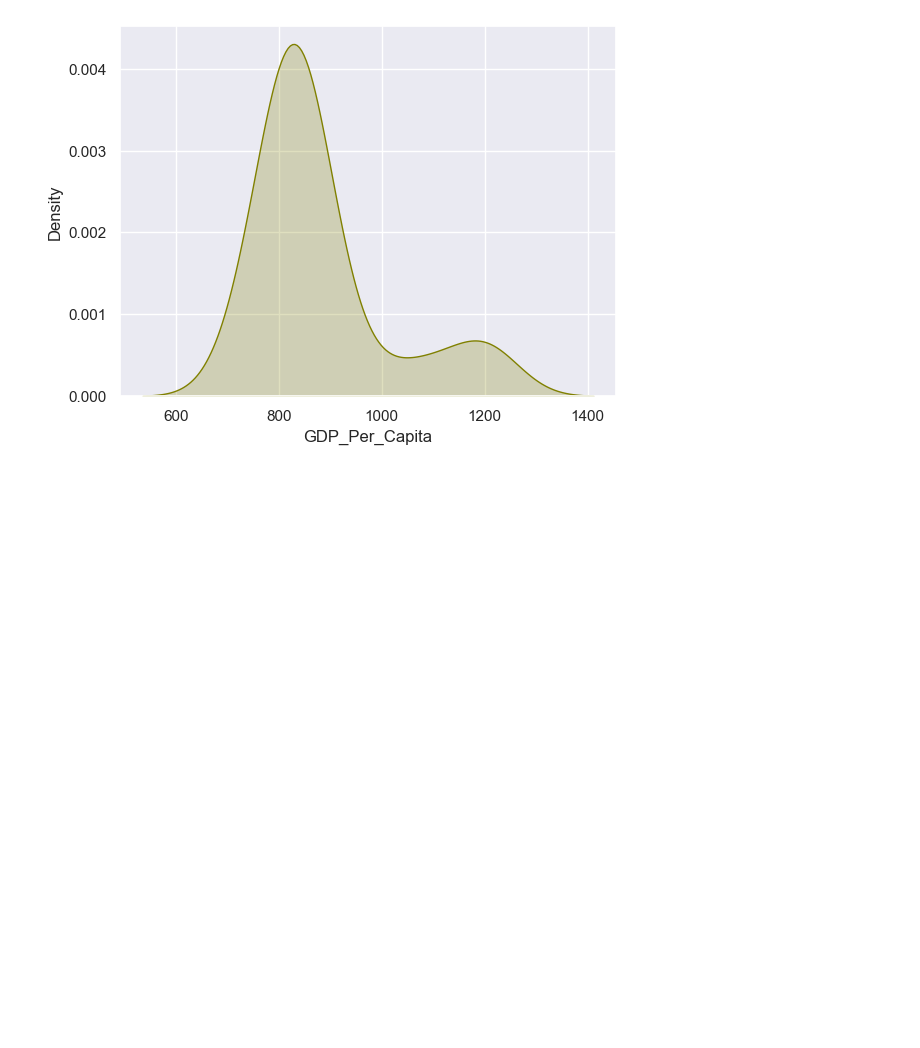
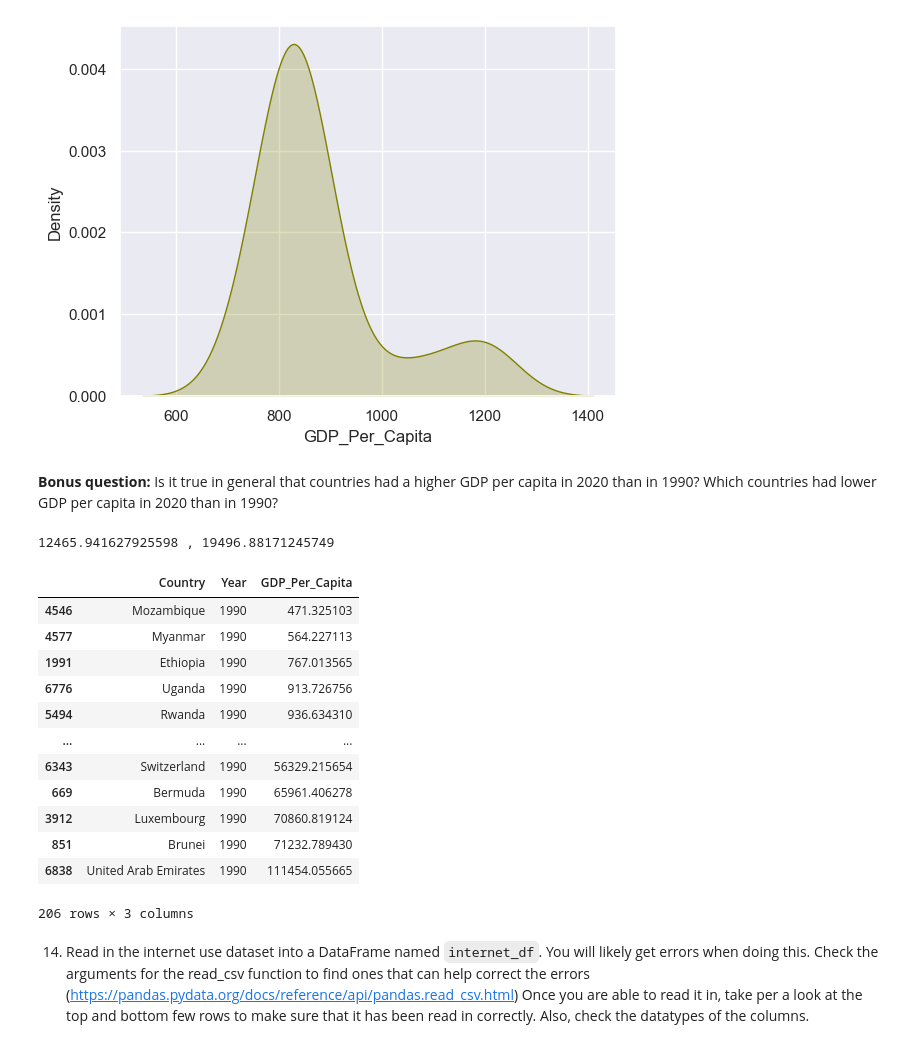
Before and after one commit to Erica-Ranck/gdp-and-internet-usage-Erica-Exotica, a Jupyter notebook: notebooks/gdp.ipynb, the cells around one changed output. Cells and saved outputs as stored; diff of their text form; code cells hidden in the pictures; blank space fills up the shorter version.

```diff
--- a/notebooks/gdp.ipynb
+++ b/notebooks/gdp.ipynb
@@ -200,3 +200,46 @@ sns.kdeplot(table['GDP_Per_Capita'], fill=True, bw_method=0.5, color="olive")
 plt.show()
 # %% [output]
 [figure]
+# %% [markdown]
+ **Bonus question:** Is it true in general that countries had a higher GDP per capita in 2020 than in 1990? Which countries had lower GDP per capita in 2020 than in 1990?
+# %%
+# mean gdp in 2020
+maxyear = gdp_df[gdp_df["Year"]==2020]
+xmean = maxyear["GDP_Per_Capita"].mean()
+xmean
+
+# mean gdp in 1990
+minyear = gdp_df[gdp_df["Year"]==1990]
+ymean = minyear["GDP_Per_Capita"].mean()
+ymean
+print(ymean, ",", xmean)
+
+# it's true that countries have a higher mean gdp in 2020 than 1990
+
+# Which countries had lower GDP per capita in 2020 than in 1990?
+maxyear = gdp_df[gdp_df["Year"]==2020]
+sorted1 = maxyear.sort_values("GDP_Per_Capita")
+sorted1
+
+
+
+minyear = gdp_df[gdp_df["Year"]==1990]
+sorted2 = minyear.sort_values("GDP_Per_Capita")
+sorted2
+# %% [output]
+12465.941627925598 , 19496.88171245749
+|  | Country | Year | GDP_Per_Capita |
+| 4546 | Mozambique | 1990 | 471.325103 |
+| 4577 | Myanmar | 1990 | 564.227113 |
+| 1991 | Ethiopia | 1990 | 767.013565 |
+| 6776 | Uganda | 1990 | 913.726756 |
+| 5494 | Rwanda | 1990 | 936.634310 |
+| ... | ... | ... | ... |
+| 6343 | Switzerland | 1990 | 56329.215654 |
+| 669 | Bermuda | 1990 | 65961.406278 |
+| 3912 | Luxembourg | 1990 | 70860.819124 |
+| 851 | Brunei | 1990 | 71232.789430 |
+| 6838 | United Arab Emirates | 1990 | 111454.055665 |
+206 rows × 3 columns
+# %% [markdown]
+14. Read in the internet use dataset into a DataFrame named `internet_df`. You will likely get errors when doing this. Check the arguments for the read_csv function to find ones that can help correct the errors (https://pandas.pydata.org/docs/reference/api/pandas.read_csv.html) Once you are able to read it in, take per a look at the top and bottom few rows to make sure that it has been read in correctly. Also, check the datatypes of the columns.
```
Also changed, not shown: parts of 2 cells of this notebook.
